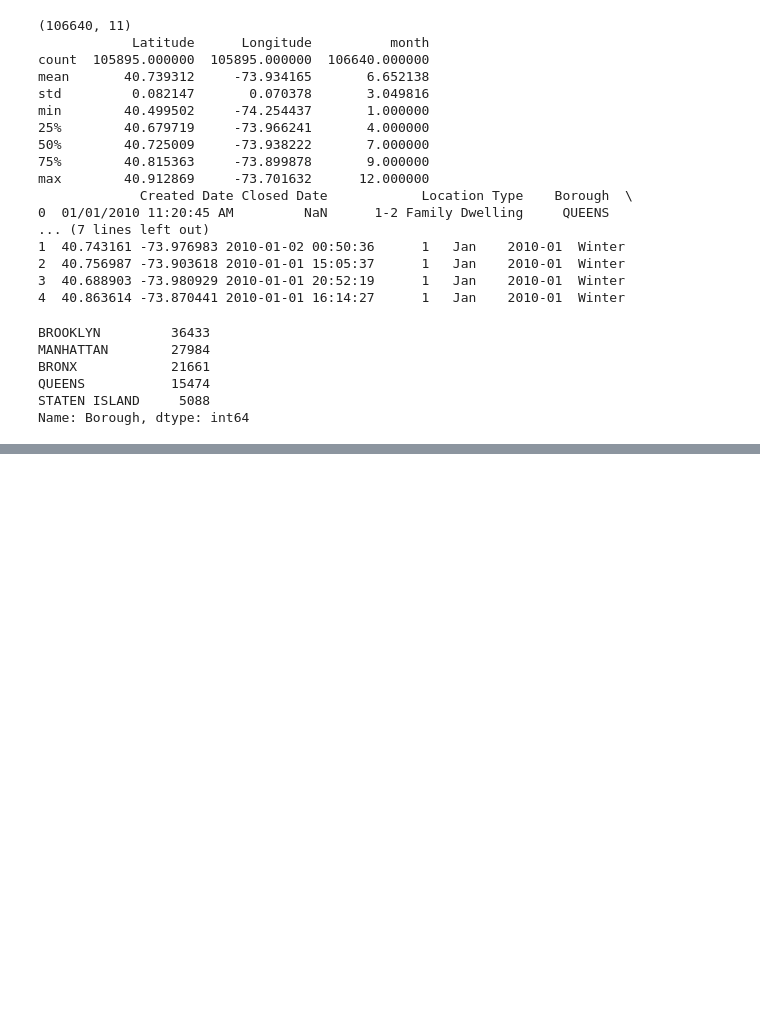
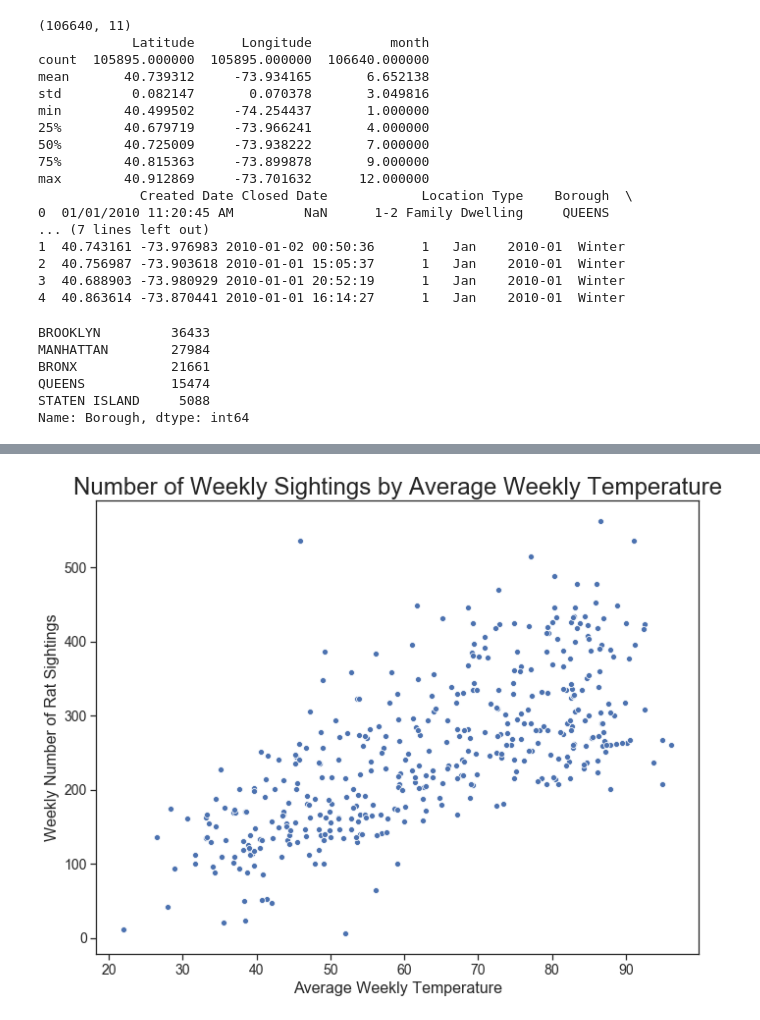
Before and after one commit to quinnwalko/rats, a Jupyter notebook: Group Project 1.ipynb, the cells around one changed output, grey strips where cells are left out. Drawn from its saved outputs; the diff is of its cells as text; code cells hidden in the pictures; blank space fills up the shorter version.

```diff
--- a/Group Project 1.ipynb
+++ b/Group Project 1.ipynb
@@ -146,0 +167,17 @@ plt.show(fig)
+# %%
+result = pd.merge(source_data, time_series_temp, on='Year-Week')
+# %%
+sns.set(style="whitegrid")
+sns.set_style('ticks')
+fig, ax = plt.subplots()
+fig.set_size_inches(11, 8.5)
+plt.title('Number of Weekly Sightings by Average Weekly Temperature', fontsize = 24)
+fig = sns.scatterplot(x='temp',y='month', data=result, palette = 'Spectral')
+plt.xlabel("Average Weekly Temperature", fontsize=16)
+plt.ylabel("Weekly Number of Rat Sightings", fontsize=16)
+plt.tick_params(labelsize=14)
+
+plt.show(fig)
+fig.figure.savefig("temp_sightings.png")
+# %% [output]
+[figure, added]
```
Also changed, not shown: parts of 9 cells of this notebook.
